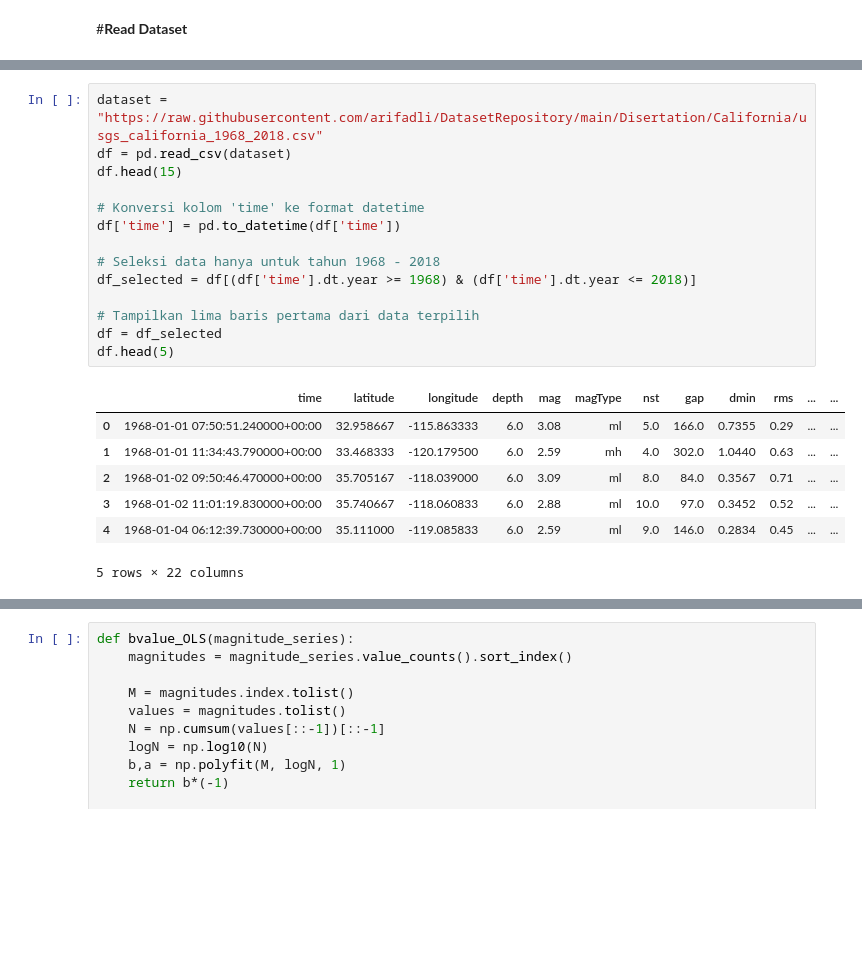
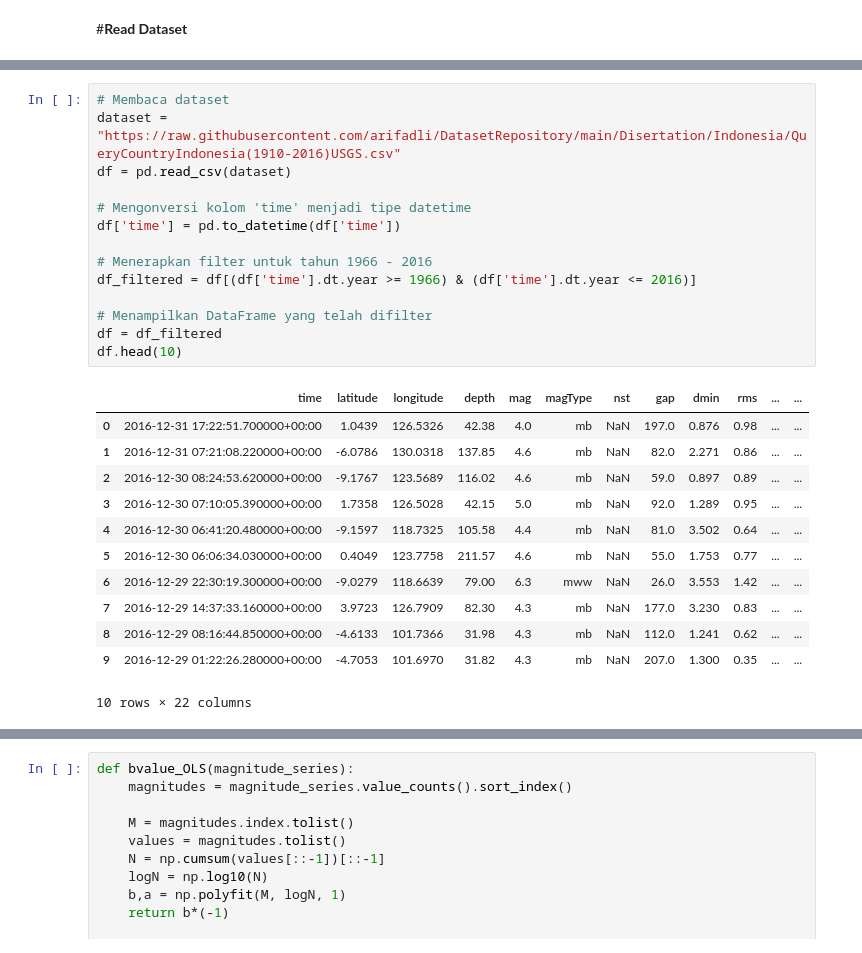
Before and after one commit to arifadli/Earthquake-Event-Analysis, a Jupyter notebook: Spatial Analysis using a and b value/a value/Spatial Indonesia value-a distribution.ipynb, the cells around one changed output, grey strips where cells are left out. Saved outputs shown, nothing was run; the diff lists cells and outputs as text; blank space fills up the shorter version.

```diff
--- a/Spatial Analysis using a and b value/a value/Spatial Indonesia value-a distribution.ipynb
+++ b/Spatial Analysis using a and b value/a value/Spatial Indonesia value-a distribution.ipynb
@@ -41,22 +53,27 @@ import seaborn as sns
 # %%
-dataset = "https://raw.githubusercontent.com/arifadli/DatasetRepository/main/Disertation/California/usgs_california_1968_2018.csv"
+# Membaca dataset
+dataset = "https://raw.githubusercontent.com/arifadli/DatasetRepository/main/Disertation/Indonesia/QueryCountryIndonesia(1910-2016)USGS.csv"
 df = pd.read_csv(dataset)
-df.head(15)
 
-# Konversi kolom 'time' ke format datetime
+# Mengonversi kolom 'time' menjadi tipe datetime
 df['time'] = pd.to_datetime(df['time'])
 
-# Seleksi data hanya untuk tahun 1968 - 2018
-df_selected = df[(df['time'].dt.year >= 1968) & (df['time'].dt.year <= 2018)]
+# Menerapkan filter untuk tahun 1966 - 2016
+df_filtered = df[(df['time'].dt.year >= 1966) & (df['time'].dt.year <= 2016)]
 
-# Tampilkan lima baris pertama dari data terpilih
-df = df_selected
-df.head(5)
+# Menampilkan DataFrame yang telah difilter
+df = df_filtered
+df.head(10)
 # %% [output]
 |  | time | latitude | longitude | depth | mag | magType | nst | gap | dmin | rms | ... | ... |
-| 0 | 1968-01-01 07:50:51.240000+00:00 | 32.958667 | -115.863333 | 6.0 | 3.08 | ml | 5.0 | 166.0 | 0.7355 | 0.29 | ... | ... |
-| 1 | 1968-01-01 11:34:43.790000+00:00 | 33.468333 | -120.179500 | 6.0 | 2.59 | mh | 4.0 | 302.0 | 1.0440 | 0.63 | ... | ... |
-| 2 | 1968-01-02 09:50:46.470000+00:00 | 35.705167 | -118.039000 | 6.0 | 3.09 | ml | 8.0 | 84.0 | 0.3567 | 0.71 | ... | ... |
-| 3 | 1968-01-02 11:01:19.830000+00:00 | 35.740667 | -118.060833 | 6.0 | 2.88 | ml | 10.0 | 97.0 | 0.3452 | 0.52 | ... | ... |
-| 4 | 1968-01-04 06:12:39.730000+00:00 | 35.111000 | -119.085833 | 6.0 | 2.59 | ml | 9.0 | 146.0 | 0.2834 | 0.45 | ... | ... |
+| 0 | 2016-12-31 17:22:51.700000+00:00 | 1.0439 | 126.5326 | 42.38 | 4.0 | mb | NaN | 197.0 | 0.876 | 0.98 | ... | ... |
+| 1 | 2016-12-31 07:21:08.220000+00:00 | -6.0786 | 130.0318 | 137.85 | 4.6 | mb | NaN | 82.0 | 2.271 | 0.86 | ... | ... |
+| 2 | 2016-12-30 08:24:53.620000+00:00 | -9.1767 | 123.5689 | 116.02 | 4.6 | mb | NaN | 59.0 | 0.897 | 0.89 | ... | ... |
+| 3 | 2016-12-30 07:10:05.390000+00:00 | 1.7358 | 126.5028 | 42.15 | 5.0 | mb | NaN | 92.0 | 1.289 | 0.95 | ... | ... |
+| 4 | 2016-12-30 06:41:20.480000+00:00 | -9.1597 | 118.7325 | 105.58 | 4.4 | mb | NaN | 81.0 | 3.502 | 0.64 | ... | ... |
+| 5 | 2016-12-30 06:06:34.030000+00:00 | 0.4049 | 123.7758 | 211.57 | 4.6 | mb | NaN | 55.0 | 1.753 | 0.77 | ... | ... |
+| 6 | 2016-12-29 22:30:19.300000+00:00 | -9.0279 | 118.6639 | 79.00 | 6.3 | mww | NaN | 26.0 | 3.553 | 1.42 | ... | ... |
+| 7 | 2016-12-29 14:37:33.160000+00:00 | 3.9723 | 126.7909 | 82.30 | 4.3 | mb | NaN | 177.0 | 3.230 | 0.83 | ... | ... |
+| 8 | 2016-12-29 08:16:44.850000+00:00 | -4.6133 | 101.7366 | 31.98 | 4.3 | mb | NaN | 112.0 | 1.241 | 0.62 | ... | ... |
+| 9 | 2016-12-29 01:22:26.280000+00:00 | -4.7053 | 101.6970 | 31.82 | 4.3 | mb | NaN | 207.0 | 1.300 | 0.35 | ... | ... |
-5 rows × 22 columns
+10 rows × 22 columns
```
Also changed, not shown: parts of 18 cells of this notebook, 1 other file.
